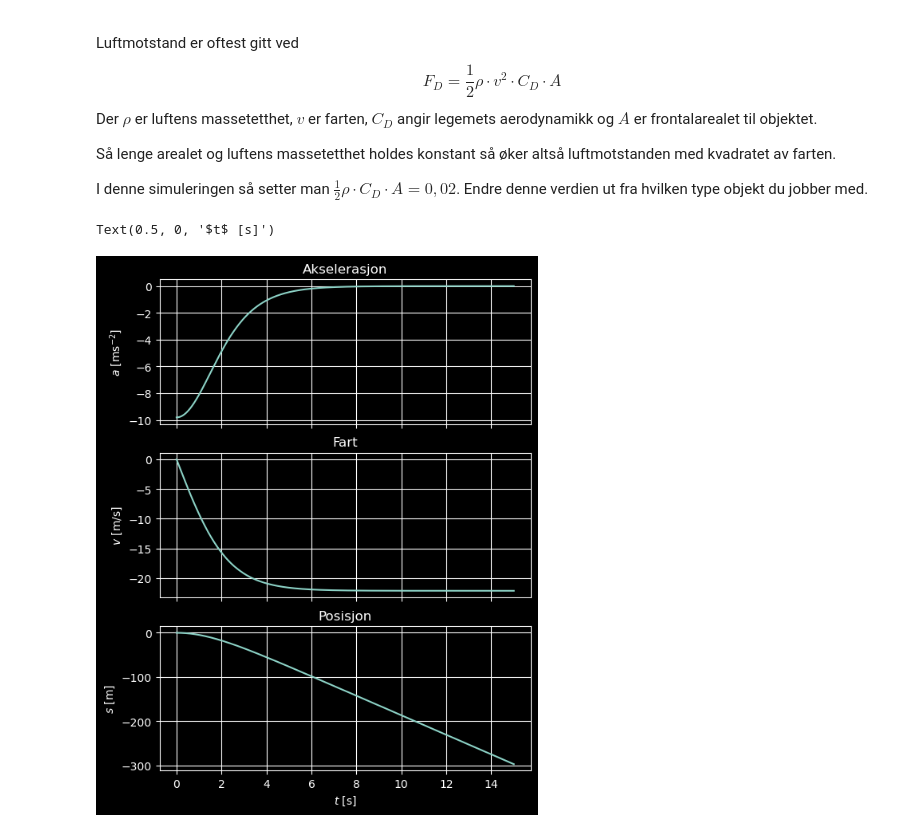
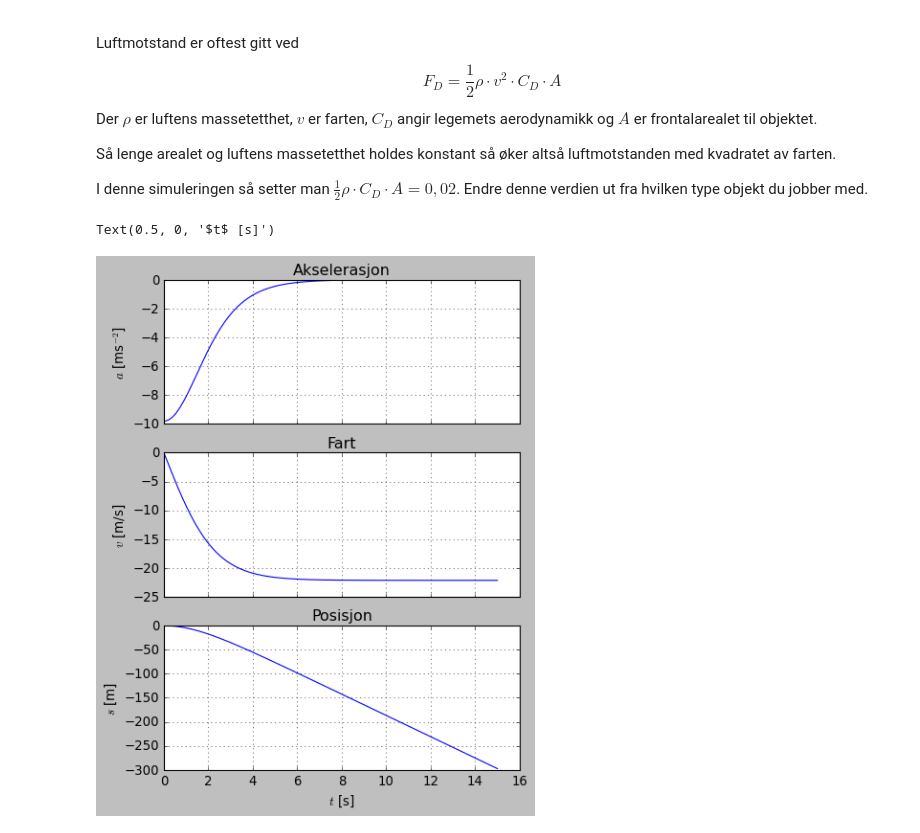
Before and after one commit to stalegjelsten/python-vgs, a Jupyter notebook: fysikk/fall-med-luftmotstand.ipynb, the cells around one changed output. Cells and saved outputs as stored; diff of their text form; code cells hidden in the pictures.

```diff
--- a/fysikk/fall-med-luftmotstand.ipynb
+++ b/fysikk/fall-med-luftmotstand.ipynb
@@ -31,23 +31,24 @@ for i in range(n - 1):
     a[i + 1] = a[i + 1] + r * v[i + 1] ** 2
 # %%
 fig, axs = plt.subplots(3, 1, sharex=True)
+plt.style.use('classic')
 
 fig.set_size_inches(6, 8)
 for ax in axs.flat:
     ax.grid()
 
 axs[0].plot(t, a)
 axs[0].set_title("Akselerasjon")
 axs[0].set_ylabel("$a$ [ms$^{-2}$]")
 
 axs[1].plot(t, v)
 axs[1].set_title("Fart")
 axs[1].set_ylabel("$v$ [m/s]")
 
 axs[2].plot(t, s)
 axs[2].set_title("Posisjon")
 axs[2].set_ylabel("$s$ [m]")
 axs[2].set_xlabel("$t$ [s]")
 # %% [output]
 Text(0.5, 0, '$t$ [s]')
-[figure, old version]
+[figure, new version]
```
